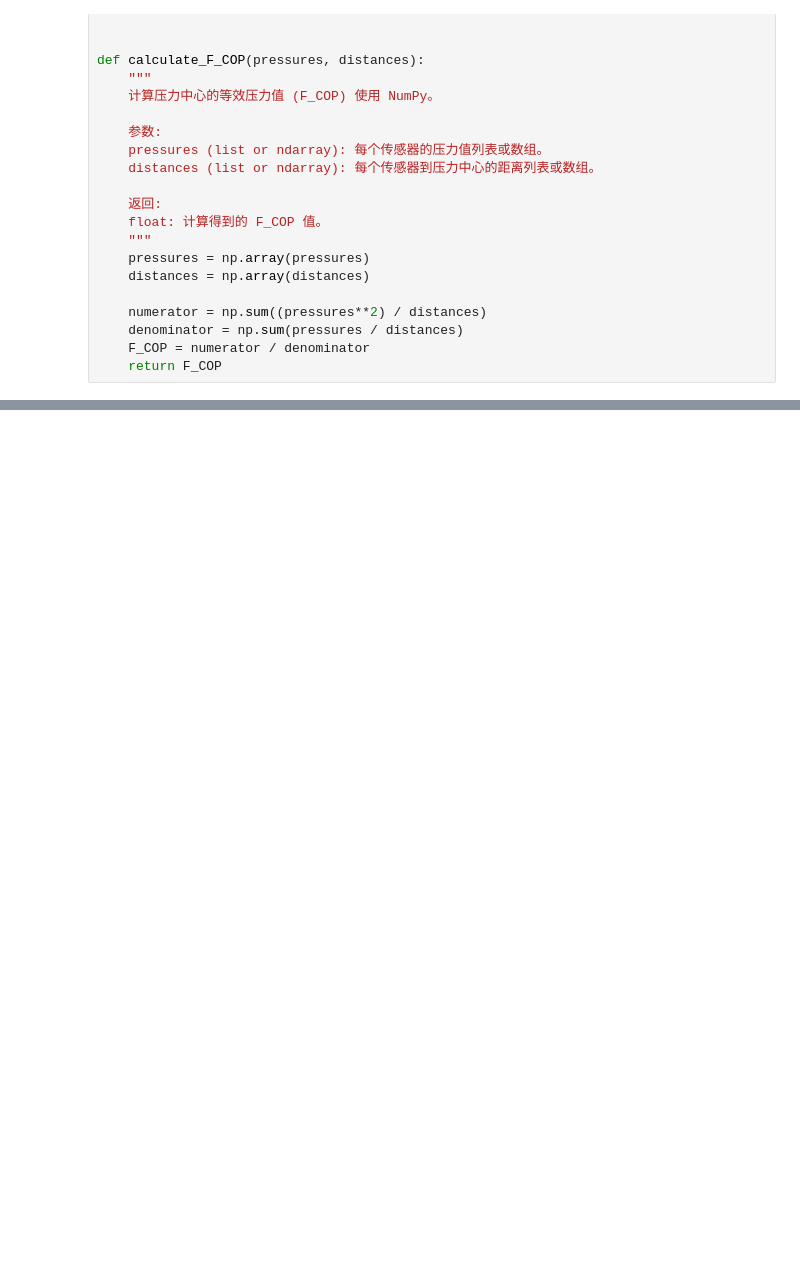
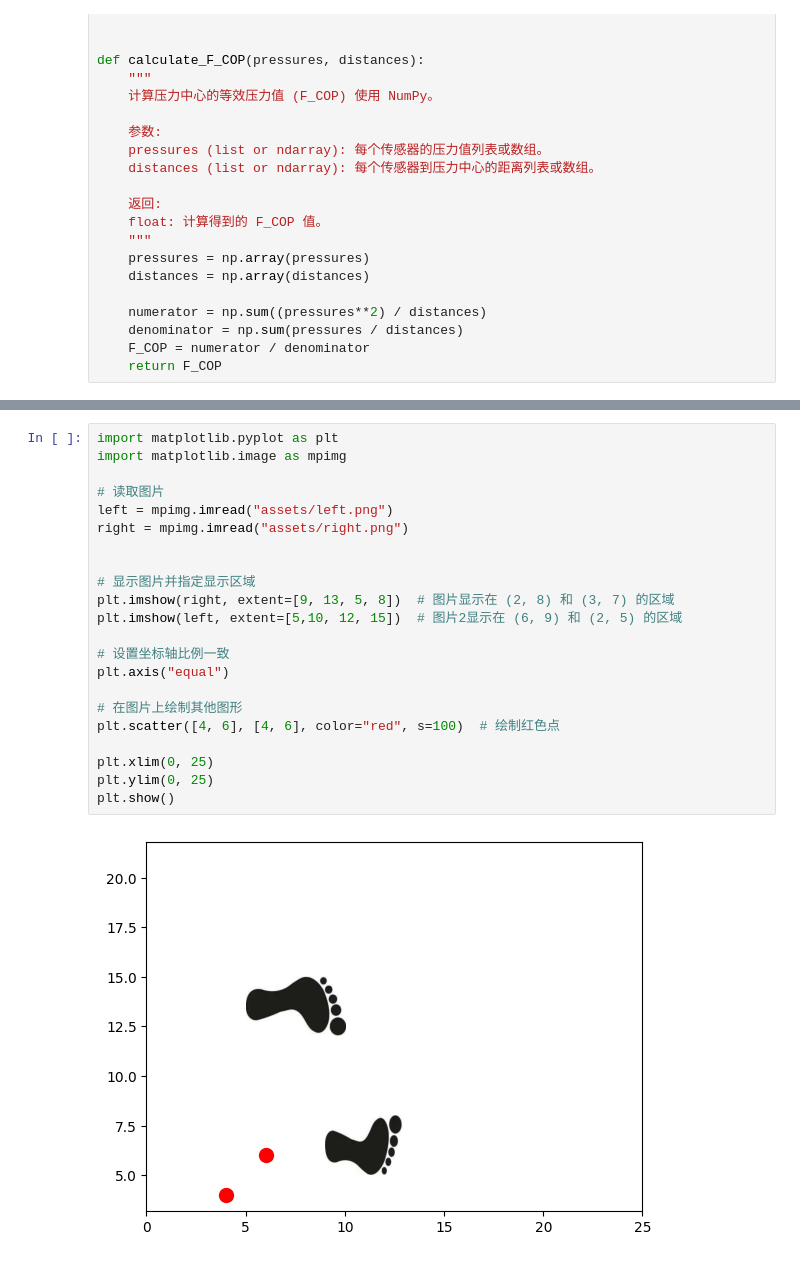
Before and after one commit to zonglushu/insole, a Jupyter notebook: pressures.ipynb, the cells around one changed output, grey strips where cells are left out. Cells and saved outputs as stored; diff of their text form; blank space fills up the shorter version.

```diff
--- a/pressures.ipynb
+++ b/pressures.ipynb
@@ -312,3 +339,27 @@ plt.show()
+# %%
+import matplotlib.pyplot as plt
+import matplotlib.image as mpimg
+
+# 读取图片
+left = mpimg.imread("assets/left.png")
+right = mpimg.imread("assets/right.png")
+
+
+# 显示图片并指定显示区域
+plt.imshow(right, extent=[9, 13, 5, 8])  # 图片显示在 (2, 8) 和 (3, 7) 的区域
+plt.imshow(left, extent=[5,10, 12, 15])  # 图片2显示在 (6, 9) 和 (2, 5) 的区域
+
+# 设置坐标轴比例一致
+plt.axis("equal")
+
+# 在图片上绘制其他图形
+plt.scatter([4, 6], [4, 6], color="red", s=100)  # 绘制红色点
+
+plt.xlim(0, 25)
+plt.ylim(0, 25)
+plt.show()
+# %% [output]
+[figure, added]
 # %%
 from cop_trajectory_analysis.data_loader import PressureDataLoader
 from cop_trajectory_analysis.data_loader import CoordinateDataLoader
```
Also changed, not shown: parts of 4 cells of this notebook, 5 other files.
